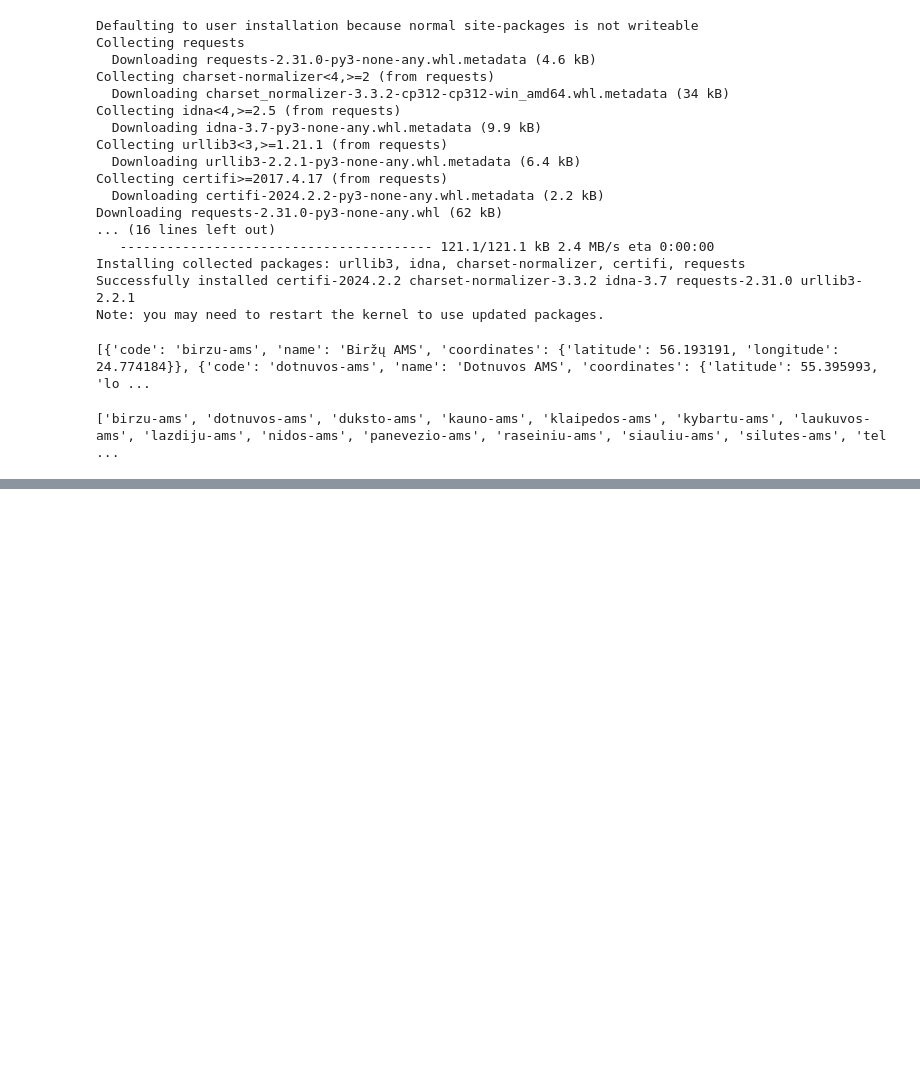
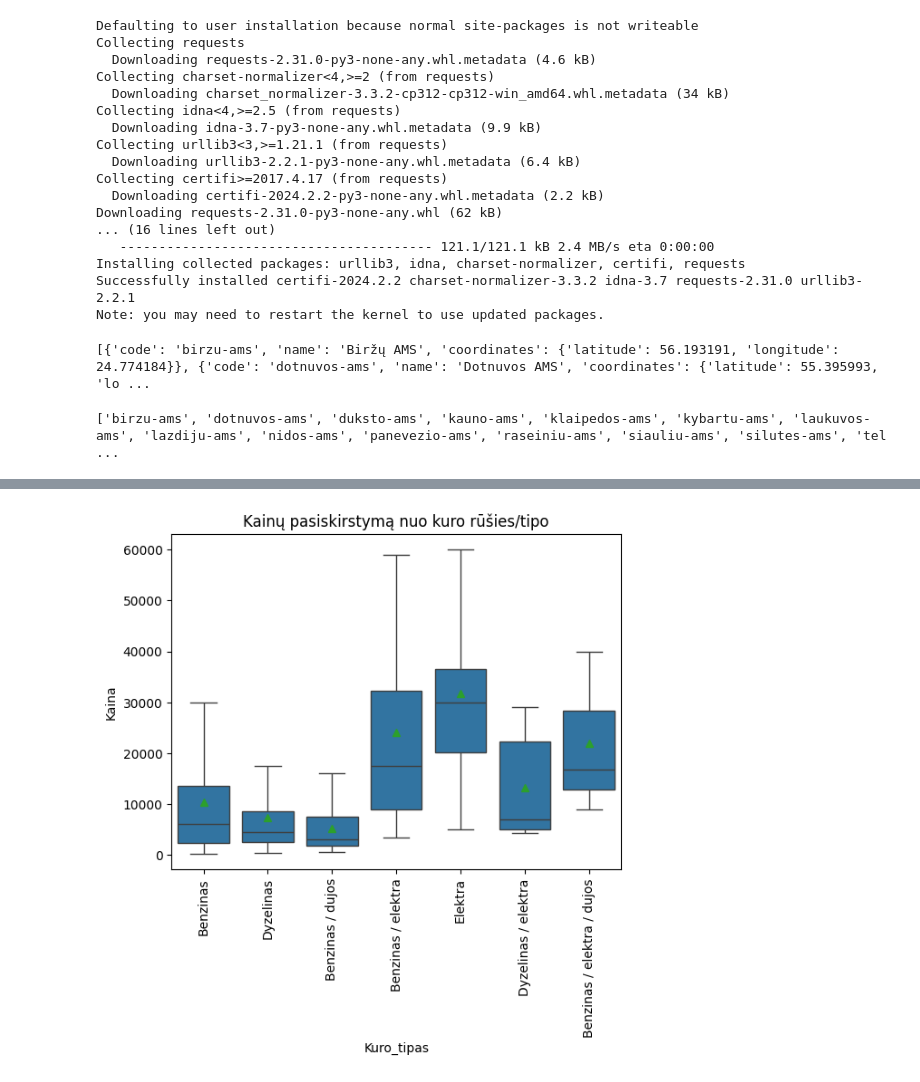
Before and after one commit to EmveeLT/JupyterNotebooks, a Jupyter notebook: Pandas2.ipynb, the cells around one changed output, grey strips where cells are left out. Cells and saved outputs as stored; diff of their text form; code cells hidden in the pictures; blank space fills up the shorter version.

```diff
--- a/Pandas2.ipynb
+++ b/Pandas2.ipynb
@@ -2319,0 +2446,10 @@ print(stations17)
+# %%
+# atvaizduokite boxplotu kainų pasiskirstymą nuo kuro rūšies/tipo
+axc = sns.boxplot(data=auto ,x="kuro_tipas" , y="price", showmeans = True, showfliers = False)    #seaborn sugrupuoja ,suranda vidurkius pats
+axc.tick_params(axis='x',rotation=90)
+axc.set_title("Kainų pasiskirstymą nuo kuro rūšies/tipo")
+axc.set_xlabel("Kuro_tipas")
+axc.set_ylabel("Kaina")
+plt.show()
+# %% [output]
+[figure, added]
```
Also changed, not shown: parts of 12 cells of this notebook, 1 other file.
